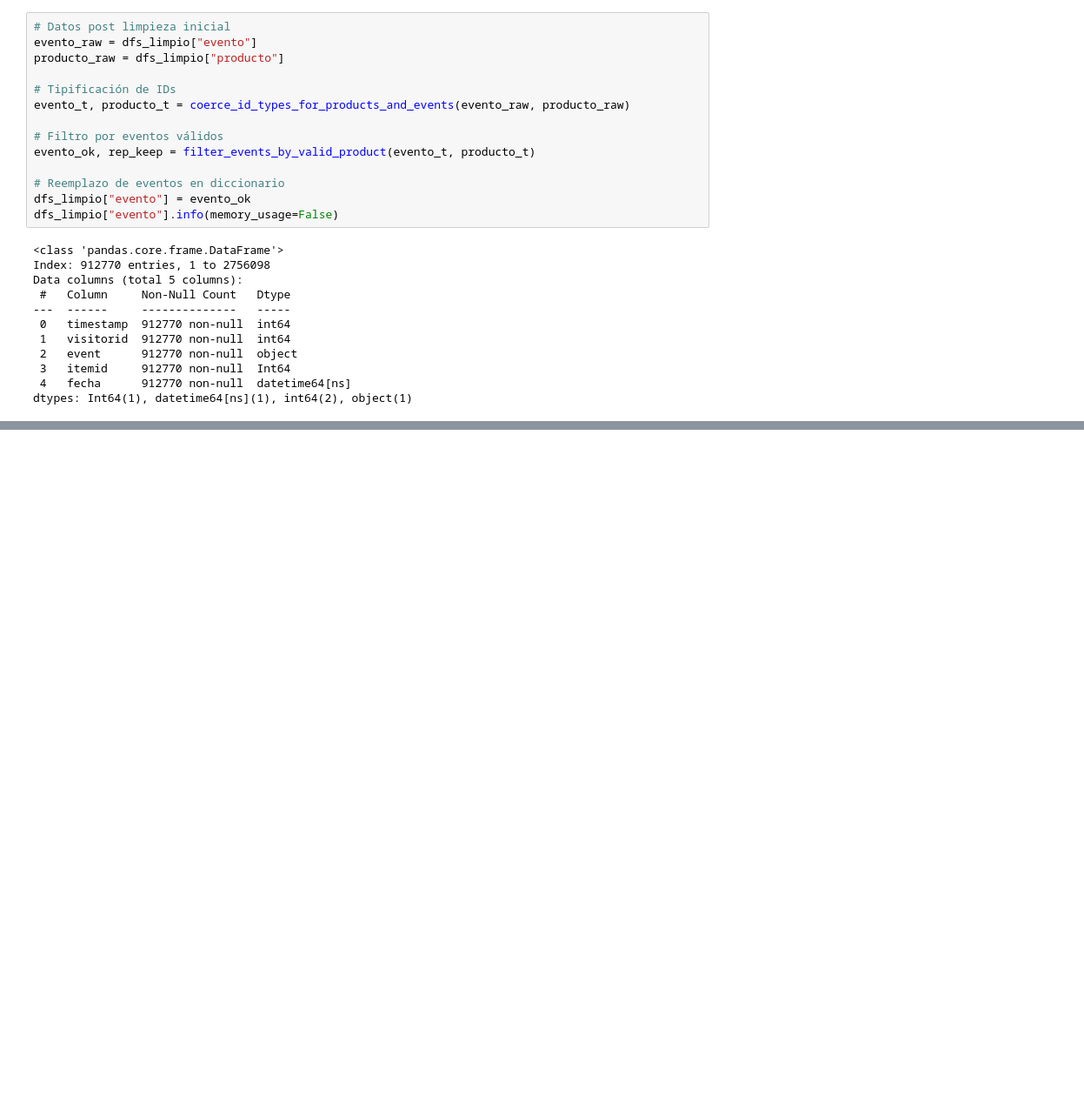
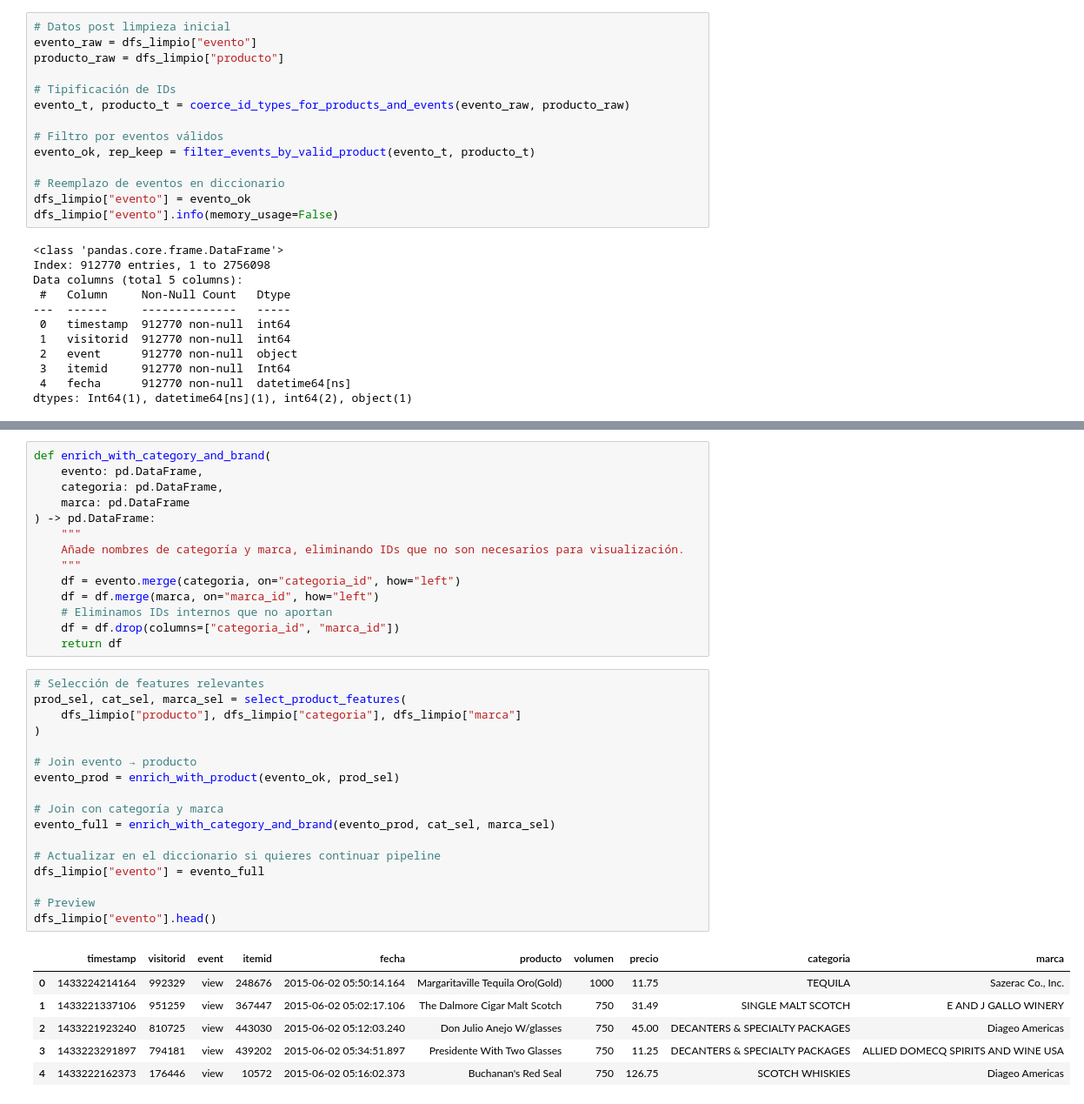
Before and after one commit to LeivaDiego/MLOps-Lab2, a Jupyter notebook: data_pipeline.ipynb, the cells around one changed output, grey strips where cells are left out. Shown at 87% size. Saved outputs shown, nothing was run; the diff lists cells and outputs as text; blank space fills up the shorter version.

Commit message:
Feat(pipeline): Event enrichment with product data

```diff
--- a/data_pipeline.ipynb
+++ b/data_pipeline.ipynb
@@ -501,0 +541,38 @@ dtypes: Int64(1), datetime64[ns](1), int64(2), object(1)
+# %%
+def enrich_with_category_and_brand(
+    evento: pd.DataFrame,
+    categoria: pd.DataFrame,
+    marca: pd.DataFrame
+) -> pd.DataFrame:
+    """
+    Añade nombres de categoría y marca, eliminando IDs que no son necesarios para visualización.
+    """
+    df = evento.merge(categoria, on="categoria_id", how="left")
+    df = df.merge(marca, on="marca_id", how="left")
+    # Eliminamos IDs internos que no aportan
+    df = df.drop(columns=["categoria_id", "marca_id"])
+    return df
+# %%
+# Selección de features relevantes
+prod_sel, cat_sel, marca_sel = select_product_features(
+    dfs_limpio["producto"], dfs_limpio["categoria"], dfs_limpio["marca"]
+)
+
+# Join evento → producto
+evento_prod = enrich_with_product(evento_ok, prod_sel)
+
+# Join con categoría y marca
+evento_full = enrich_with_category_and_brand(evento_prod, cat_sel, marca_sel)
+
+# Actualizar en el diccionario si quieres continuar pipeline
+dfs_limpio["evento"] = evento_full
+
+# Preview
+dfs_limpio["evento"].head()
+# %% [output]
+|  | timestamp | visitorid | event | itemid | fecha | producto | volumen | precio | categoria | marca |
+| 0 | 1433224214164 | 992329 | view | 248676 | 2015-06-02 05:50:14.164 | Margaritaville Tequila Oro(Gold) | 1000 | 11.75 | TEQUILA | Sazerac Co., Inc. |
+| 1 | 1433221337106 | 951259 | view | 367447 | 2015-06-02 05:02:17.106 | The Dalmore Cigar Malt Scotch | 750 | 31.49 | SINGLE MALT SCOTCH | E AND J GALLO WINERY |
+| 2 | 1433221923240 | 810725 | view | 443030 | 2015-06-02 05:12:03.240 | Don Julio Anejo W/glasses | 750 | 45.00 | DECANTERS & SPECIALTY PACKAGES | Diageo Americas |
+| 3 | 1433223291897 | 794181 | view | 439202 | 2015-06-02 05:34:51.897 | Presidente With Two Glasses | 750 | 11.25 | DECANTERS & SPECIALTY PACKAGES | ALLIED DOMECQ SPIRITS AND WINE USA |
+| 4 | 1433222162373 | 176446 | view | 10572 | 2015-06-02 05:16:02.373 | Buchanan's Red Seal | 750 | 126.75 | SCOTCH WHISKIES | Diageo Americas |
```
Also changed, not shown: parts of 5 cells of this notebook.
